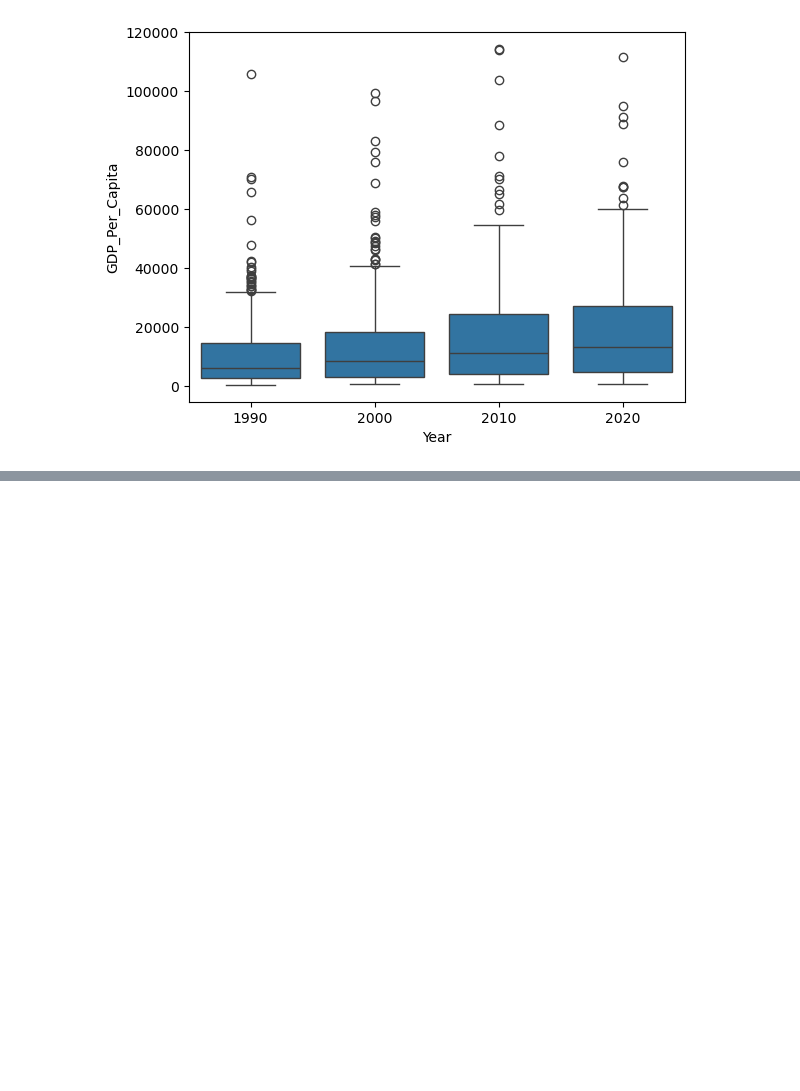
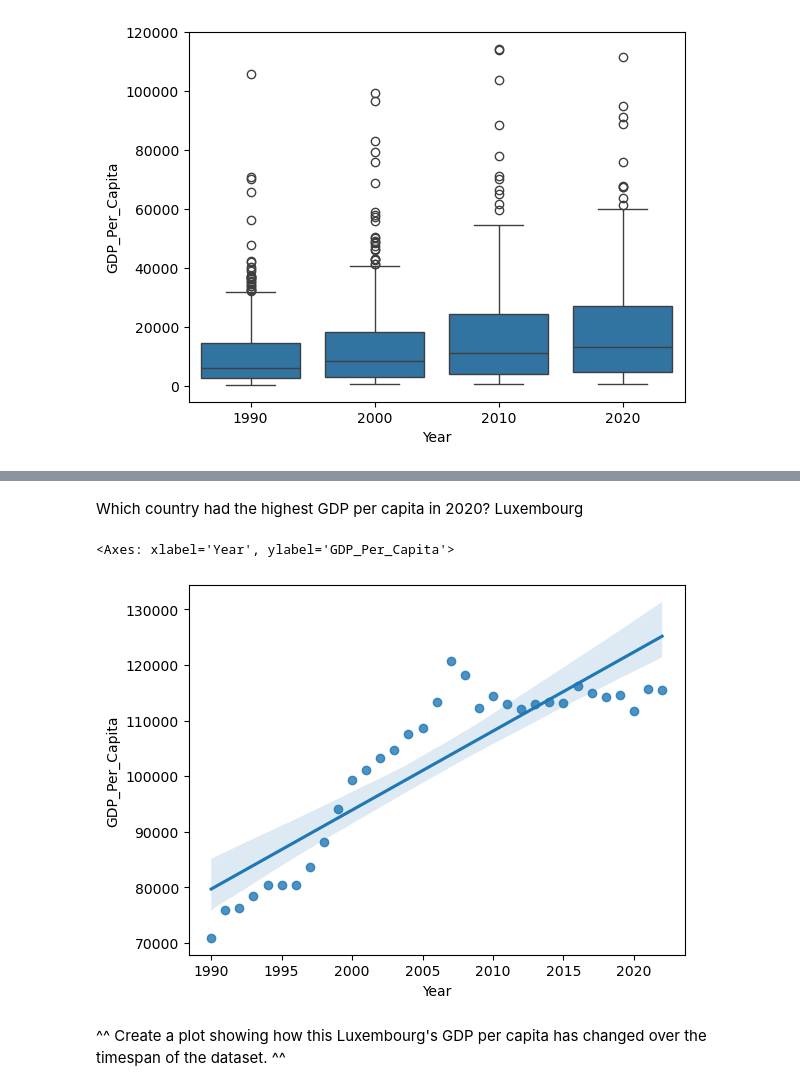
Before and after one commit to NSS-Data-Analytics-Cohort-12/un-python-wileymartin, a Jupyter notebook: Wiley.ipynb, the cells around one changed output, grey strips where cells are left out. Cells and saved outputs as stored; diff of their text form; code cells hidden in the pictures; blank space fills up the shorter version.

```diff
--- a/Wiley.ipynb
+++ b/Wiley.ipynb
@@ -273,2 +298,16 @@ SyntaxError: invalid syntax. Perhaps you forgot a comma? (2792868698.py, line 8)
+# %% [markdown]
+Which country had the highest GDP per capita in 2020? Luxembourg
 # %%
----13.
+---12.
+import seaborn as sns
+import pandas as pd
+gdp_df = pd.read_csv(r"C:\DA12\Projects\Python\Projects\un-python-wileymartin\data\gdp_percapita1.csv")
+gd = gdp_df.drop('Value Footnotes' ,axis =1)
+gd_rename = gd.rename(columns={'Country or Area' : 'Country', 'Year' : 'Year' , 'Value' : 'GDP_Per_Capita'})
+filtered_df = gd_rename[gd_rename['Country'] == 'Luxembourg']
+sns.regplot(x=filtered_df['Year'], y=filtered_df['GDP_Per_Capita'])
+# %% [output]
+<Axes: xlabel='Year', ylabel='GDP_Per_Capita'>
+[figure, added]
+# %% [markdown]
+^^ Create a plot showing how this Luxembourg's GDP per capita has changed over the timespan of the dataset. ^^
```
Also changed, not shown: parts of 22 cells of this notebook.
